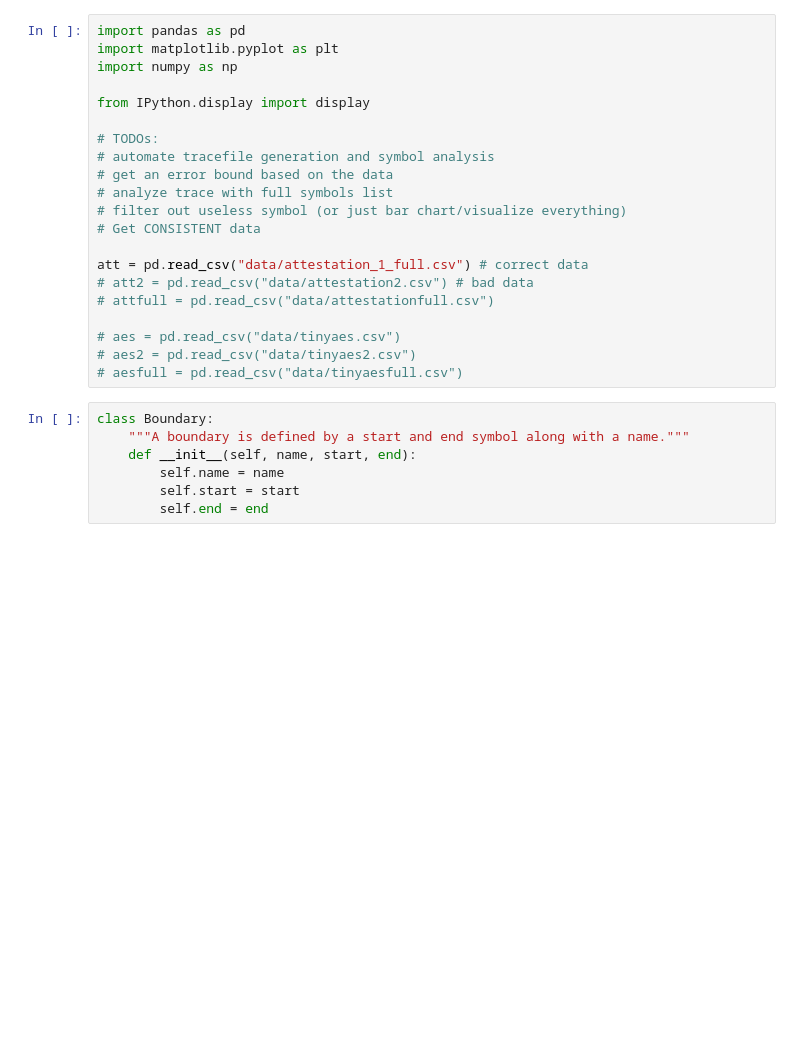
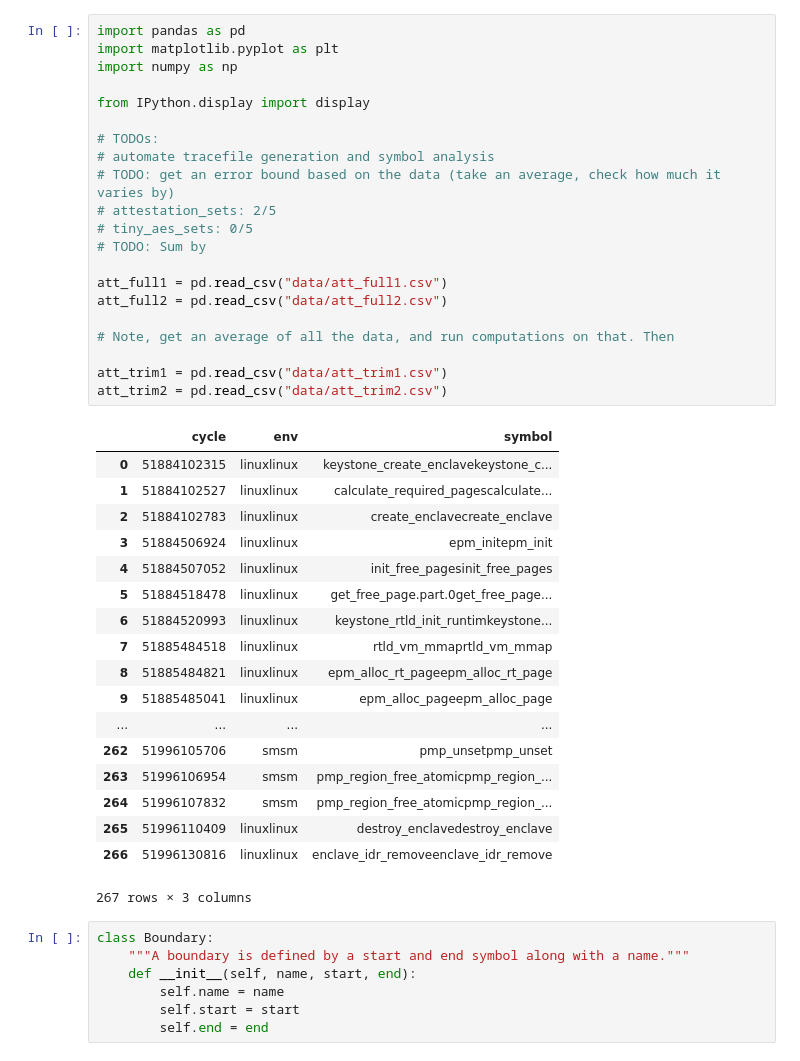
Before and after one commit to keystone-enclave/benchmarks, a Jupyter notebook: benchmark-analysis.ipynb, the cells around one changed output. Saved outputs shown, nothing was run; the diff lists cells and outputs as text; blank space fills up the shorter version.

```diff
--- a/benchmark-analysis.ipynb
+++ b/benchmark-analysis.ipynb
@@ -1,24 +1,43 @@
 # %%
 import pandas as pd
 import matplotlib.pyplot as plt
 import numpy as np
 
 from IPython.display import display
 
 # TODOs:
 # automate tracefile generation and symbol analysis
-# get an error bound based on the data
-# analyze trace with full symbols list
-# filter out useless symbol (or just bar chart/visualize everything)
-# Get CONSISTENT data
+# TODO: get an error bound based on the data (take an average, check how much it varies by)
+# attestation_sets: 2/5
+# tiny_aes_sets: 0/5
+# TODO: Sum by
 
-att = pd.read_csv("data/attestation_1_full.csv") # correct data
-# att2 = pd.read_csv("data/attestation2.csv") # bad data
-# attfull = pd.read_csv("data/attestationfull.csv")
+att_full1 = pd.read_csv("data/att_full1.csv")
+att_full2 = pd.read_csv("data/att_full2.csv")
 
-# aes = pd.read_csv("data/tinyaes.csv")
-# aes2 = pd.read_csv("data/tinyaes2.csv")
-# aesfull = pd.read_csv("data/tinyaesfull.csv")
+# Note, get an average of all the data, and run computations on that. Then
+
+att_trim1 = pd.read_csv("data/att_trim1.csv")
+att_trim2 = pd.read_csv("data/att_trim2.csv")
+# %% [output]
+|  | cycle | env | symbol |
+| 0 | 51884102315 | linuxlinux | keystone_create_enclavekeystone_c... |
+| 1 | 51884102527 | linuxlinux | calculate_required_pagescalculate... |
+| 2 | 51884102783 | linuxlinux | create_enclavecreate_enclave |
+| 3 | 51884506924 | linuxlinux | epm_initepm_init |
+| 4 | 51884507052 | linuxlinux | init_free_pagesinit_free_pages |
+| 5 | 51884518478 | linuxlinux | get_free_page.part.0get_free_page... |
+| 6 | 51884520993 | linuxlinux | keystone_rtld_init_runtimkeystone... |
+| 7 | 51885484518 | linuxlinux | rtld_vm_mmaprtld_vm_mmap |
+| 8 | 51885484821 | linuxlinux | epm_alloc_rt_pageepm_alloc_rt_page |
+| 9 | 51885485041 | linuxlinux | epm_alloc_pageepm_alloc_page |
+| ... | ... | ... | ... |
+| 262 | 51996105706 | smsm | pmp_unsetpmp_unset |
+| 263 | 51996106954 | smsm | pmp_region_free_atomicpmp_region_... |
+| 264 | 51996107832 | smsm | pmp_region_free_atomicpmp_region_... |
+| 265 | 51996110409 | linuxlinux | destroy_enclavedestroy_enclave |
+| 266 | 51996130816 | linuxlinux | enclave_idr_removeenclave_idr_remove |
+267 rows × 3 columns
 # %%
 class Boundary:
     """A boundary is defined by a start and end symbol along with a name."""
```
Also changed, not shown: parts of 9 cells of this notebook, 8 other files.
